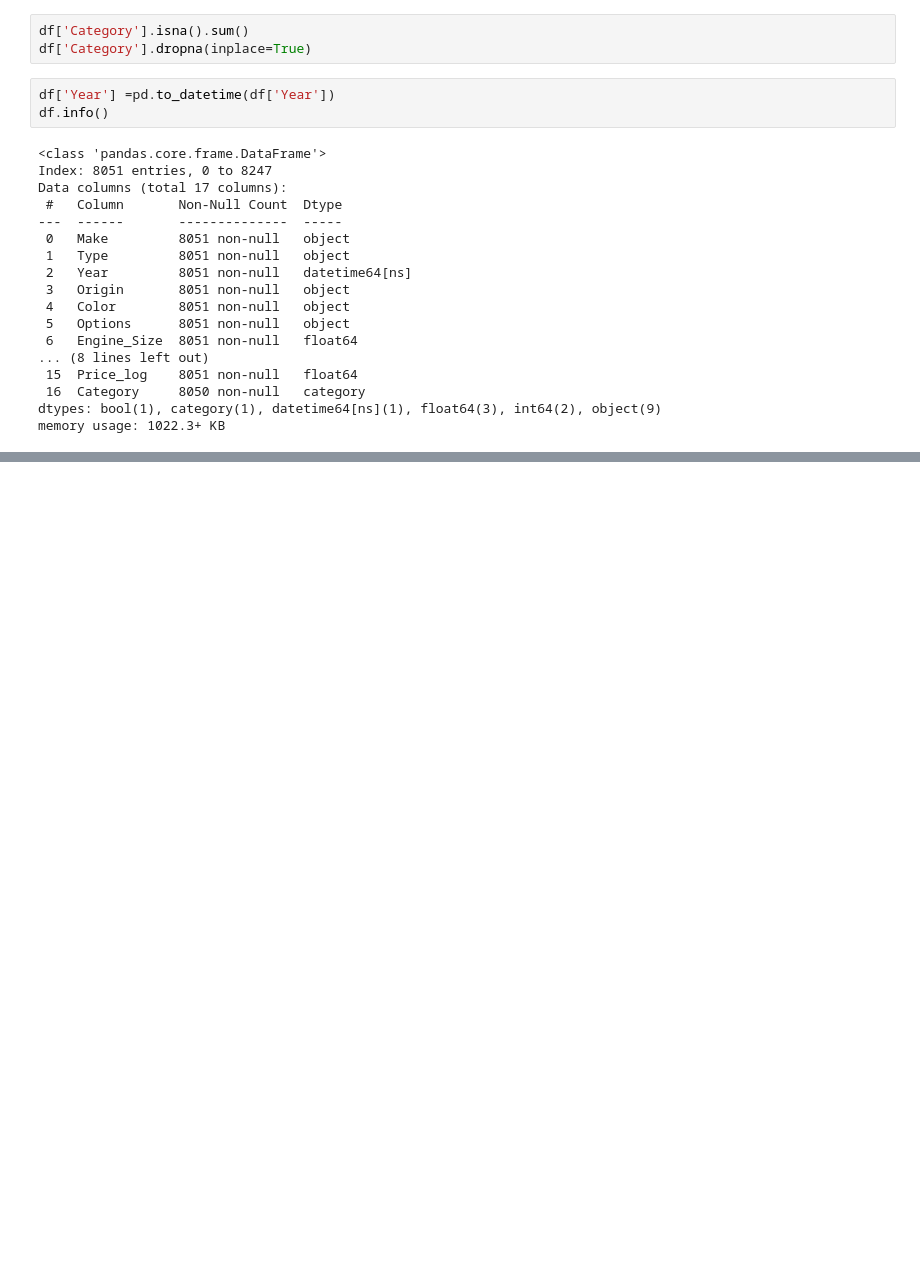
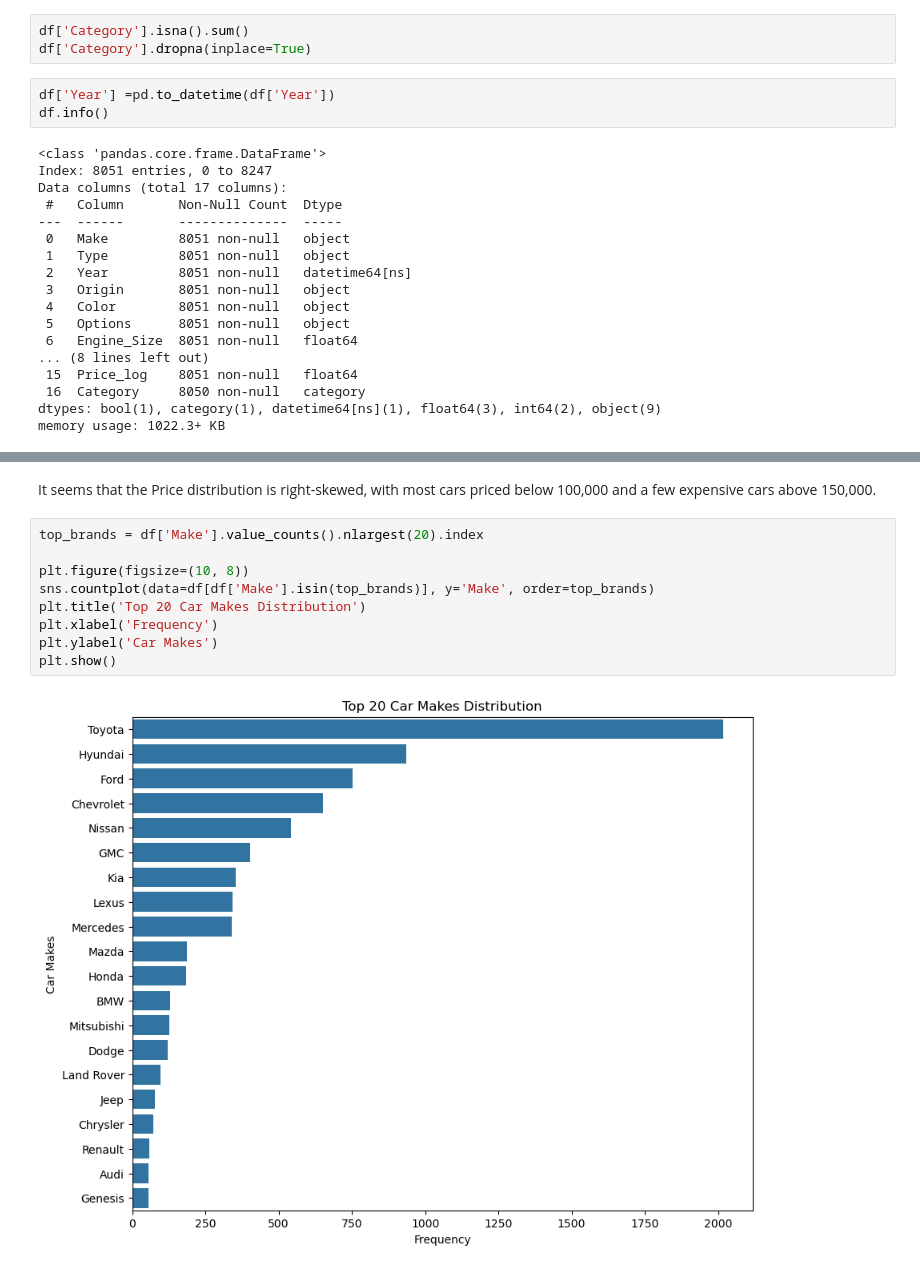
Before and after one commit to MoustafaMohamedMahmoud/Cars, a Jupyter notebook: pythonNote.ipynb, the cells around one changed output, grey strips where cells are left out. Cells and saved outputs as stored; diff of their text form; blank space fills up the shorter version.

```diff
--- a/pythonNote.ipynb
+++ b/pythonNote.ipynb
@@ -277,0 +289,13 @@ memory usage: 1022.3+ KB
+# %% [markdown]
+It seems that the Price distribution is right-skewed, with most cars priced below 100,000 and a few expensive cars above 150,000.
+# %%
+top_brands = df['Make'].value_counts().nlargest(20).index
+
+plt.figure(figsize=(10, 8))
+sns.countplot(data=df[df['Make'].isin(top_brands)], y='Make', order=top_brands)
+plt.title('Top 20 Car Makes Distribution')
+plt.xlabel('Frequency')
+plt.ylabel('Car Makes')
+plt.show()
+# %% [output]
+[figure, added]
```
Also changed, not shown: parts of 19 cells of this notebook.
